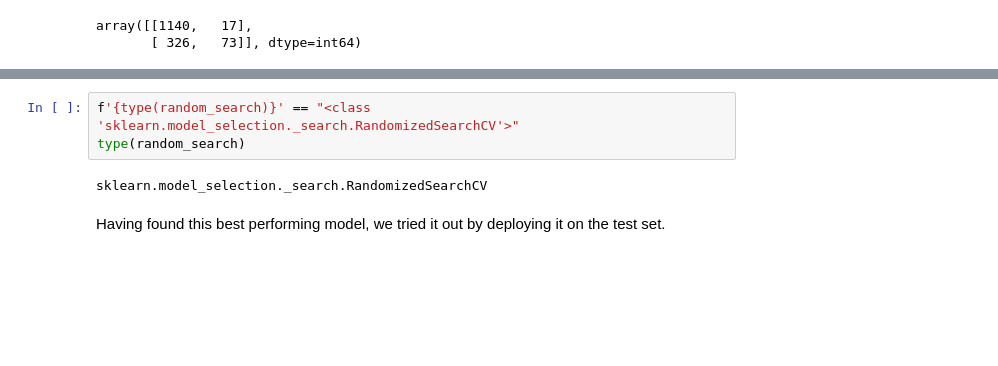
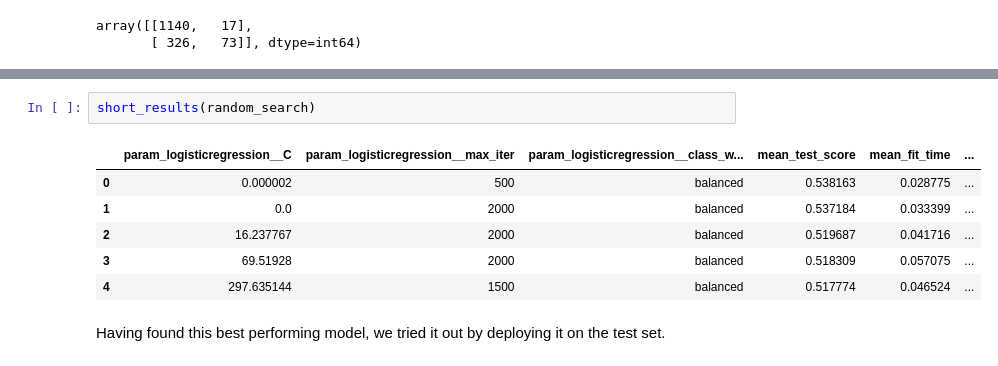
Before and after one commit to sifanzzz/GoT-fatality-prediction, a Jupyter notebook: got_fatality_predictor.ipynb, the cells around one changed output, grey strips where cells are left out. Drawn from its saved outputs; the diff is of its cells as text; blank space fills up the shorter version.

Commit message:
ians tests are donee

```diff
--- a/got_fatality_predictor.ipynb
+++ b/got_fatality_predictor.ipynb
@@ -322,8 +307,12 @@ sorted_results.loc[:4,["param_logisticregression__C",
-# %%
-f'{type(random_search)}' == "<class 'sklearn.model_selection._search.RandomizedSearchCV'>"
-type(random_search)
-# %% [output]
-sklearn.model_selection._search.RandomizedSearchCV
+# %%
+short_results(random_search)
+# %% [output]
+|  | param_logisticregression__C | param_logisticregression__max_iter | param_logisticregression__class_w... | mean_test_score | mean_fit_time | ... |
+| 0 | 0.000002 | 500 | balanced | 0.538163 | 0.028775 | ... |
+| 1 | 0.0 | 2000 | balanced | 0.537184 | 0.033399 | ... |
+| 2 | 16.237767 | 2000 | balanced | 0.519687 | 0.041716 | ... |
+| 3 | 69.51928 | 2000 | balanced | 0.518309 | 0.057075 | ... |
+| 4 | 297.635144 | 1500 | balanced | 0.517774 | 0.046524 | ... |
 # %% [markdown]
 Having found this best performing model, we tried it out by deploying it on the test set.
 # %%
```
Also changed, not shown: parts of 6 cells of this notebook, 3 other files.
